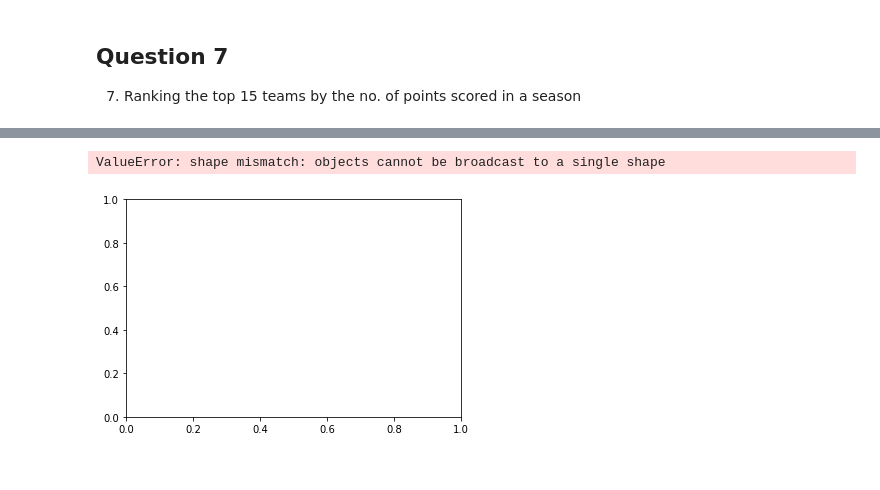
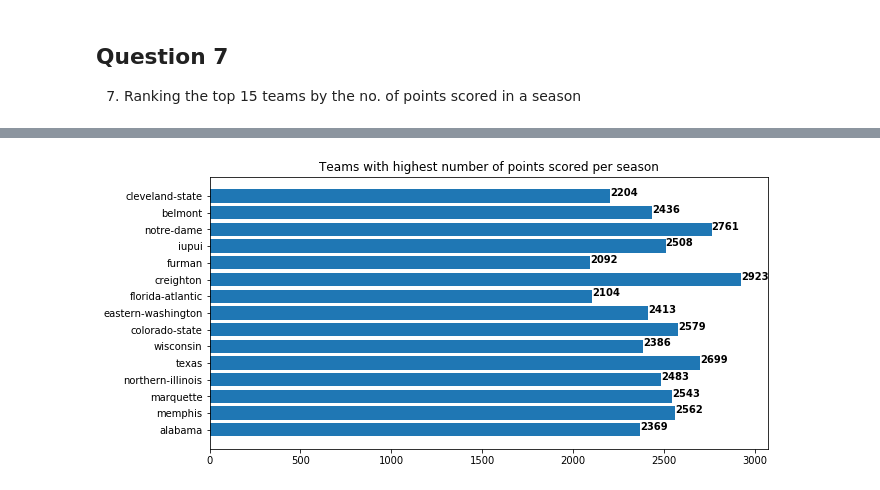
Before and after one commit to dreamtx01/Springboard, a Jupyter notebook: Folders/Capstone Project 1/Code/Storytelling_Capstone1.ipynb, the cells around one changed output, grey strips where cells are left out. Drawn from its saved outputs; the diff is of its cells as text; code cells hidden in the pictures.

```diff
--- a/Folders/Capstone Project 1/Code/Storytelling_Capstone1.ipynb
+++ b/Folders/Capstone Project 1/Code/Storytelling_Capstone1.ipynb
@@ -214,7 +215,7 @@ The order at which team commits turnover is Away> Neutral > Home
 7. Ranking the top 15 teams by the  no. of points scored in a season
 # %%
 Teams =capstone["TeamName"].unique()
-for year in range(2003,2004):
+for year in range(2003,2019):
     points_dict  = {team:0 for team in Teams}
     results = capstone[capstone["Season"]==year]
     results.reset_index()
@@ -273,24 +227,20 @@ plt.bar (keys,values,align ='center')
-# %%
-from pylab import *
-
-Rank = {A:N for (A,N) in [x for x in Ranks.items()][:15]}
-#keys=Rank.keys()
-#values=Rank.values()
-#plt.bar (keys,values,align ='center')
-
-pos = arange(10)+.5
-
-barh(pos, Rank.values(), align = 'center', color = 'green')
-yticks(pos, (Rank.keys()))
-
-for i, v in enumerate(Rank.values()):
-    text(v + 3, i + .25, str(v), fontweight = 'bold', fontsize = '15')
-xlim(0, 300)
-
-
-grid(True)
-
-show()
-# %% [output]
-ValueError: shape mismatch: objects cannot be broadcast to a single shape
-[figure, removed]
+# %%
+Rank = {A:N for (A,N) in [x for x in points_dict.items()][:15]}
+labels = []
+numbers = []
+total = 0
+for key, value in Rank.items():
+    labels.append(key)
+    numbers.append(value)
+    total += value
+index = np.arange(len(labels))
+plt.figure(figsize=(10,5))
+plt.barh(index,numbers)
+for i, v in enumerate(numbers):
+    plt.text(v + 0.2, i , str(v), color='black', fontweight='bold')
+plt.yticks(index, labels, fontsize=10, rotation=0)
+
+plt.title("Teams with highest number of points scored per season")
+plt.show()
+# %% [output]
+[figure, added]
```
Also changed, not shown: parts of 3 cells of this notebook.
